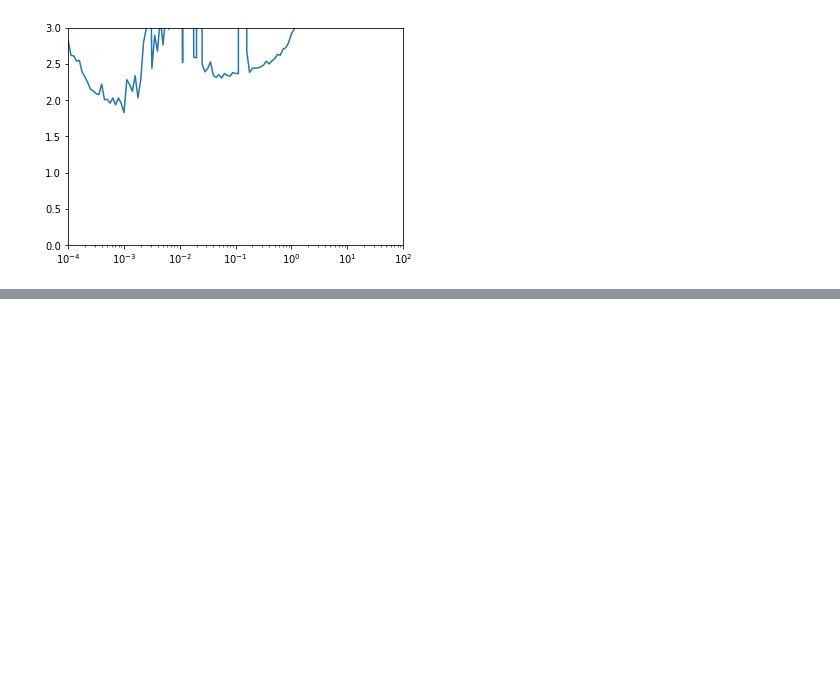
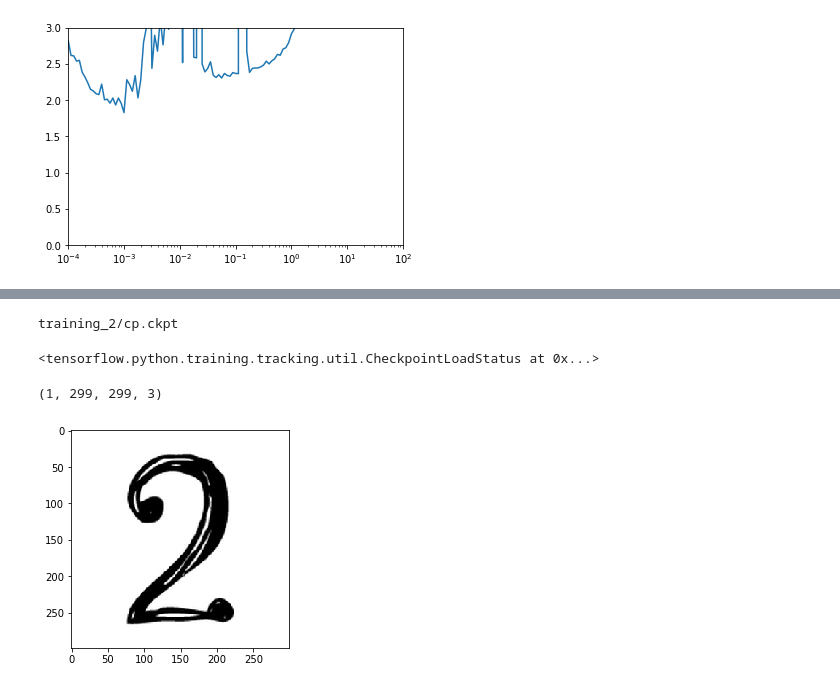
Before and after one commit to devZaidBaig/TExNet, a Jupyter notebook: TExNet.ipynb, the cells around one changed output, grey strips where cells are left out. Cells and saved outputs as stored; diff of their text form; code cells hidden in the pictures; blank space fills up the shorter version.

```diff
--- a/TExNet.ipynb
+++ b/TExNet.ipynb
@@ -1087,0 +1032,23 @@ for layer_name, feature_map in zip(layer_names, successive_feature_maps):
+# %%
+latest_checkpoint = tf.train.latest_checkpoint("training_2/")
+print(latest_checkpoint)
+# Load the previously saved weights
+model.load_weights(latest_checkpoint)
+# %% [output]
+training_2/cp.ckpt
+<tensorflow.python.training.tracking.util.CheckpointLoadStatus at 0x...>
+# %%
+from tensorflow.keras.preprocessing import image
+import matplotlib.pyplot as plt
+path = 'C:/Users/zaidg/Downloads/2.jpeg'
+img = image.load_img(path, target_size=(299, 299))
+x = image.img_to_array(img)
+plt.imshow(x/255.)
+x = np.expand_dims(x, axis=0)
+print(x.shape)
+# Re-evaluate the model
+#print(image.load_img(path, target_size=(299, 299)))
+#print(model.predict(x))
+# %% [output]
+(1, 299, 299, 3)
+[figure, added]
```
Also changed, not shown: parts of 16 cells of this notebook, 29 other files.
